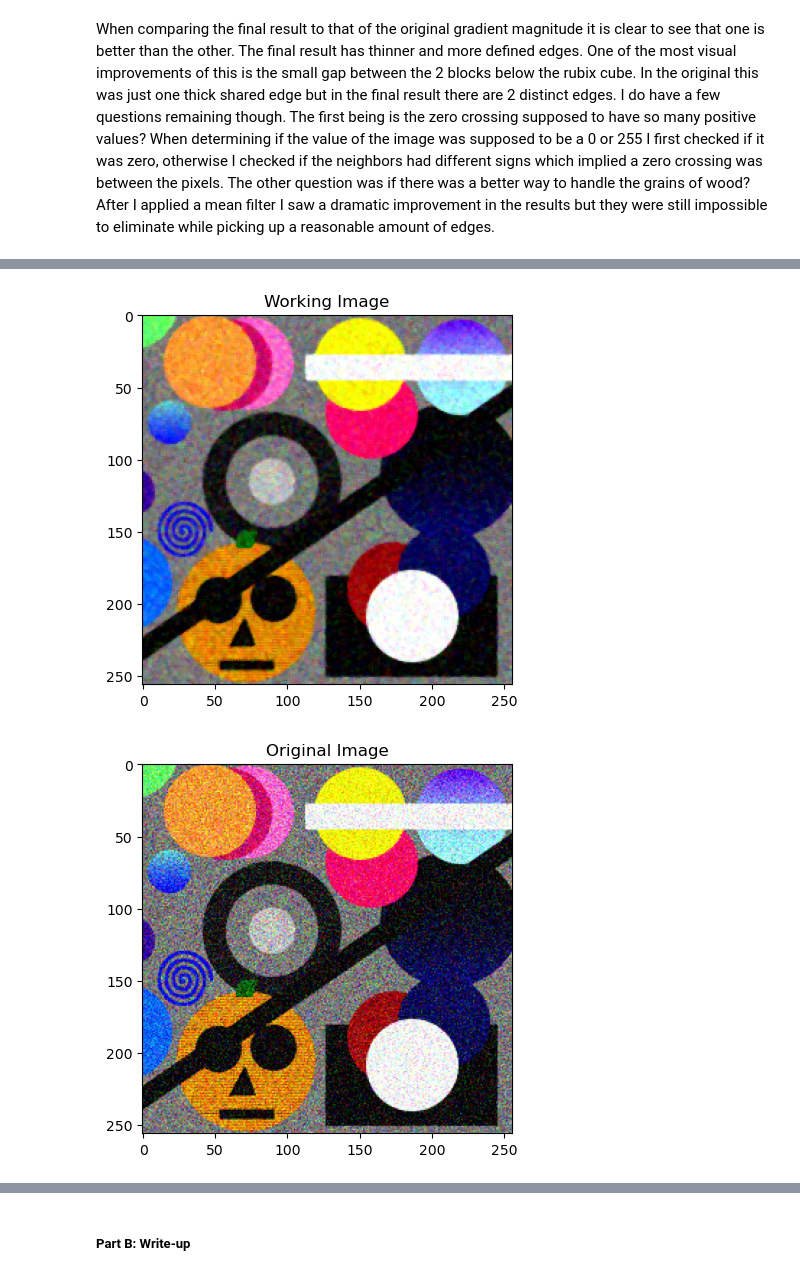
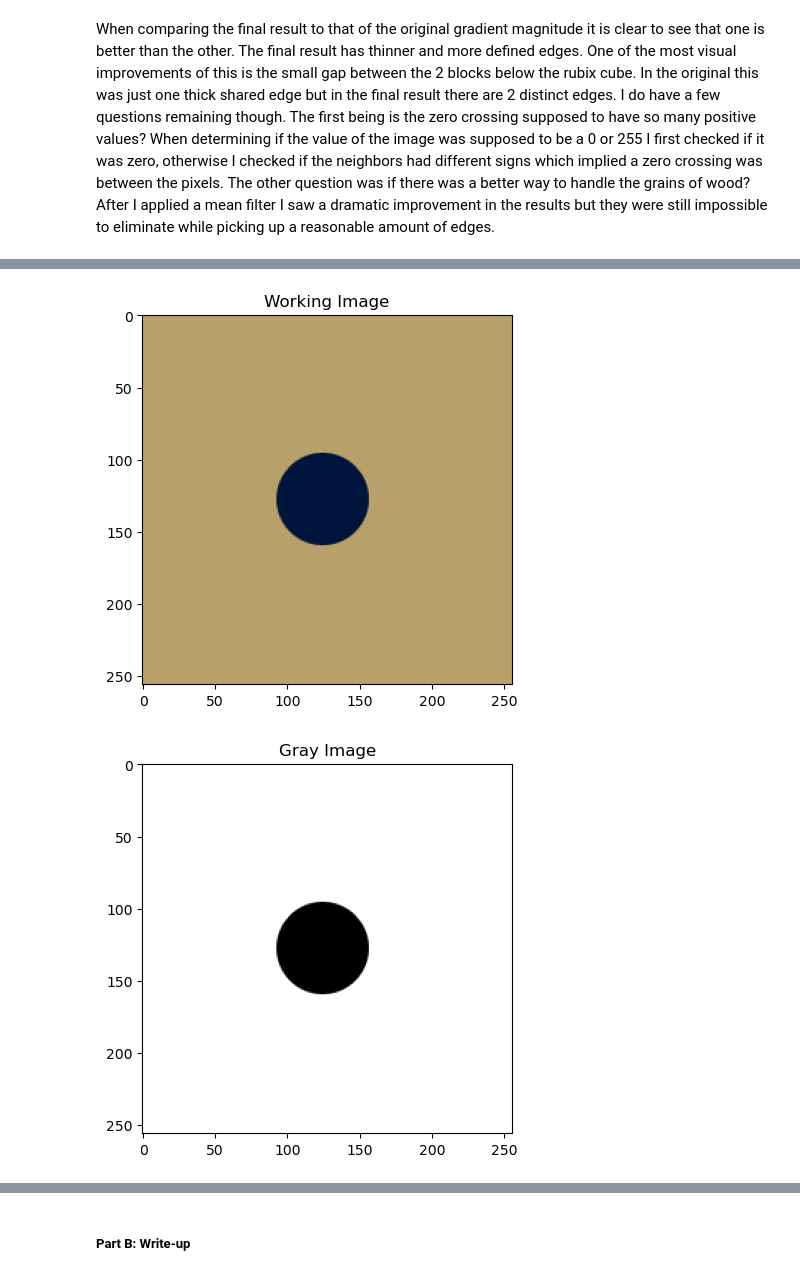
Before and after one commit to BrennanBertola/CS450, a Jupyter notebook: proj1-edges-hough/Project1-Edges-Hough.ipynb, the cells around one changed output, grey strips where cells are left out. Cells and saved outputs as stored; diff of their text form; code cells hidden in the pictures.

```diff
--- a/proj1-edges-hough/Project1-Edges-Hough.ipynb
+++ b/proj1-edges-hough/Project1-Edges-Hough.ipynb
@@ -174,17 +172,24 @@ circles.png:
 ![alt circles.png](circles.png)
 # %%
 import cv2
+
+def toGray(image):
+    result = .299*image[:,:,0] + .587*image[:,:,1] + .144*image[:,:,2]
+    return result
+
 def filterImg(image):
     xLen,yLen,_ = image.shape
     result = cv2.medianBlur(image, 3)
     return result
 
 origImg = plt.imread('simplecircle.png')
-origImg = plt.imread('circles.png')
+#origImg = plt.imread('circles.png')
 # origImg = cv2.copyMakeBorder(origImg, 1, 1, 1, 1, cv2.BORDER_CONSTANT)
 workImg = filterImg(origImg)
+grayImg = toGray(origImg)
 plt.imshow(workImg, cmap='gray');plt.title("Working Image");plt.show()
+plt.imshow(grayImg, cmap='gray');plt.title("Gray Image");plt.show()
 plt.imshow(origImg);plt.title("Original Image");plt.show()
 # %% [output]
-[figure, old version]
+[figure, new version]
-[figure, old version]
+[figure, new version]
```
Also changed, not shown: parts of 8 cells of this notebook.
